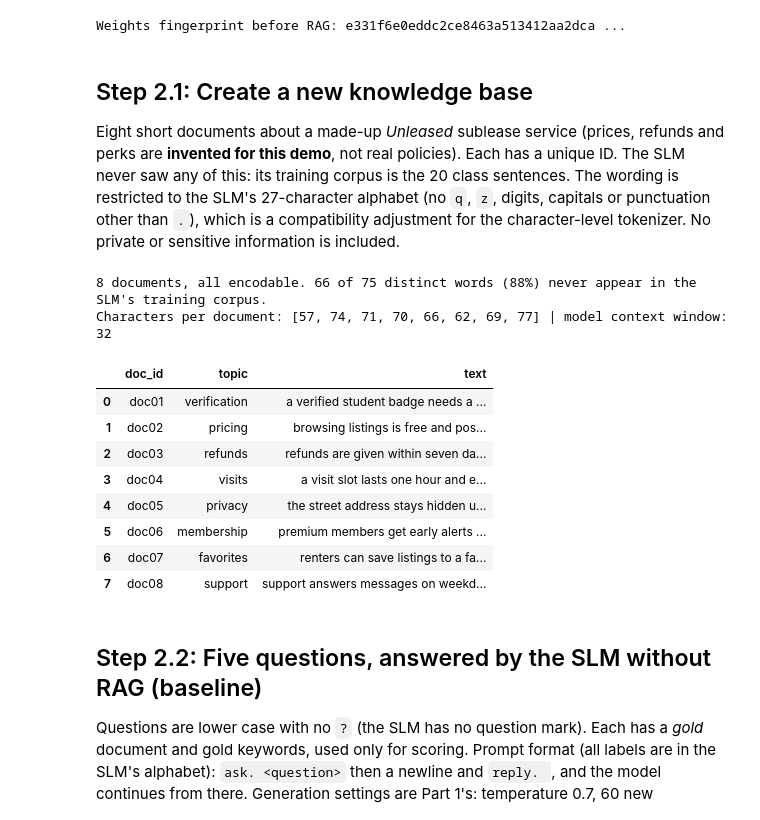
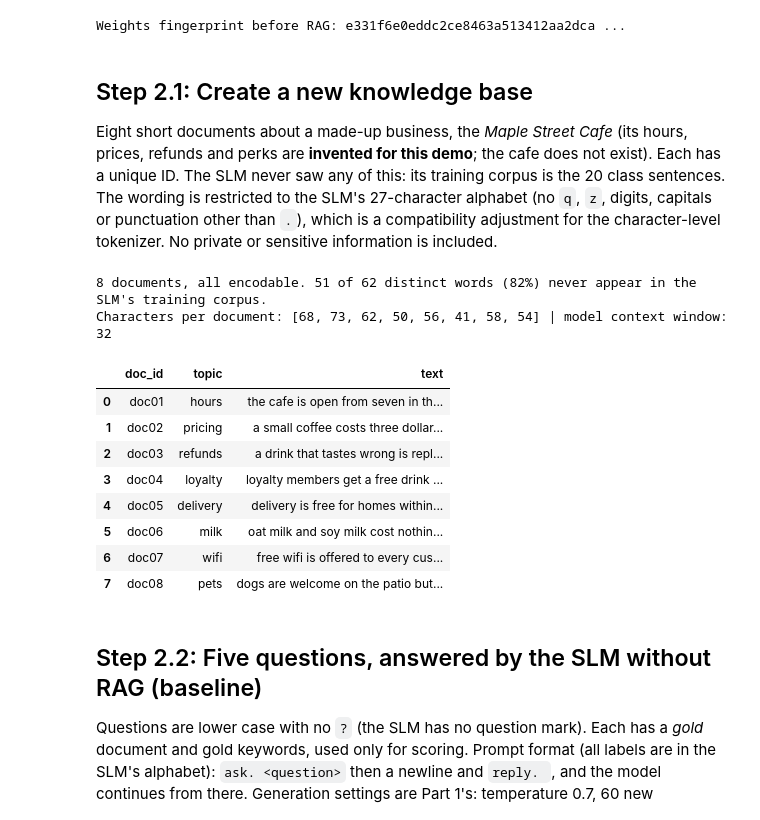
Before and after one commit to SurutheJ/2_Unleased, a Jupyter notebook: llm-test/a7-rag/a7_rag_with_slm.ipynb, the cells around one changed output. Saved outputs shown, nothing was run; the diff lists cells and outputs as text; code cells hidden in the pictures.

```diff
--- a/llm-test/a7-rag/a7_rag_with_slm.ipynb
+++ b/llm-test/a7-rag/a7_rag_with_slm.ipynb
@@ -254,42 +254,42 @@ print("Weights fingerprint before RAG:", FP_BEFORE[:32], "...")
 Weights fingerprint before RAG: e331f6e0eddc2ce8463a513412aa2dca ...
 # %% [markdown]
 ## Step 2.1: Create a new knowledge base
-Eight short documents about a made-up *Unleased* sublease service (prices, refunds and perks are **invented for this demo**, not real policies). Each has a unique ID. The SLM never saw any of this: its training corpus is the 20 class sentences. The wording is restricted to the SLM's 27-character alphabet (no `q`, `z`, digits, capitals or punctuation other than `.`), which is a compatibility adjustment for the character-level tokenizer. No private or sensitive information is included.
+Eight short documents about a made-up business, the *Maple Street Cafe* (its hours, prices, refunds and perks are **invented for this demo**; the cafe does not exist). Each has a unique ID. The SLM never saw any of this: its training corpus is the 20 class sentences. The wording is restricted to the SLM's 27-character alphabet (no `q`, `z`, digits, capitals or punctuation other than `.`), which is a compatibility adjustment for the character-level tokenizer. No private or sensitive information is included.
 # %%
 KB = pd.DataFrame([
-    {"doc_id": "doc01", "topic": "verification", "text": "a verified student badge needs a valid edu email address."},
-    {"doc_id": "doc02", "topic": "pricing",      "text": "browsing listings is free and posting a listing costs ten dollars a month."},
-    {"doc_id": "doc03", "topic": "refunds",      "text": "refunds are given within seven days if a listing is removed by mistake."},
-    {"doc_id": "doc04", "topic": "visits",       "text": "a visit slot lasts one hour and each slot can be booked by one renter."},
-    {"doc_id": "doc05", "topic": "privacy",      "text": "the street address stays hidden until the lister accepts a renter."},
-    {"doc_id": "doc06", "topic": "membership",   "text": "premium members get early alerts for new listings near campus."},
-    {"doc_id": "doc07", "topic": "favorites",    "text": "renters can save listings to a favorites list and compare them later."},
-    {"doc_id": "doc08", "topic": "support",      "text": "support answers messages on weekdays from nine to five through the help page."},
+    {"doc_id": "doc01", "topic": "hours",    "text": "the cafe is open from seven in the morning until six in the evening."},
+    {"doc_id": "doc02", "topic": "pricing",  "text": "a small coffee costs three dollars and a large coffee costs four dollars."},
+    {"doc_id": "doc03", "topic": "refunds",  "text": "a drink that tastes wrong is replaced for free within one day."},
+    {"doc_id": "doc04", "topic": "loyalty",  "text": "loyalty members get a free drink after ten visits."},
+    {"doc_id": "doc05", "topic": "delivery", "text": "delivery is free for homes within two miles of the cafe."},
+    {"doc_id": "doc06", "topic": "milk",     "text": "oat milk and soy milk cost nothing extra."},
+    {"doc_id": "doc07", "topic": "wifi",     "text": "free wifi is offered to every customer who orders a drink."},
+    {"doc_id": "doc08", "topic": "pets",     "text": "dogs are welcome on the patio but not inside the cafe."},
 ])
 
 # Compatibility with the SLM's character-level tokenizer, and separation from the training data
 assert KB["doc_id"].is_unique
 bad = {d: sorted(set(t) - set(stoi)) for d, t in zip(KB.doc_id, KB.text) if set(t) - set(stoi)}
 assert not bad, f"characters the SLM cannot encode: {bad}"
 assert not (set(KB.text) & CORPUS_SENTENCES), "a knowledge-base sentence is also in the training corpus"
 kb_words = {w for t in KB.text for w in re.findall(r"[a-z]+", t)}
 print(f"{len(KB)} documents, all encodable. {len(kb_words - CORPUS_WORDS)} of {len(kb_words)} distinct words "
       f"({len(kb_words - CORPUS_WORDS) / len(kb_words):.0%}) never appear in the SLM's training corpus.")
 print("Characters per document:", KB.text.str.len().tolist(), "| model context window:", CONTEXT_LENGTH)
 KB.to_csv("knowledge_base.csv", index=False)
 KB
 # %% [output]
-8 documents, all encodable. 66 of 75 distinct words (88%) never appear in the SLM's training corpus.
-Characters per document: [57, 74, 71, 70, 66, 62, 69, 77] | model context window: 32
+8 documents, all encodable. 51 of 62 distinct words (82%) never appear in the SLM's training corpus.
+Characters per document: [68, 73, 62, 50, 56, 41, 58, 54] | model context window: 32
 |  | doc_id | topic | text |
-| 0 | doc01 | verification | a verified student badge needs a ... |
-| 1 | doc02 | pricing | browsing listings is free and pos... |
-| 2 | doc03 | refunds | refunds are given within seven da... |
-| 3 | doc04 | visits | a visit slot lasts one hour and e... |
-| 4 | doc05 | privacy | the street address stays hidden u... |
-| 5 | doc06 | membership | premium members get early alerts ... |
-| 6 | doc07 | favorites | renters can save listings to a fa... |
-| 7 | doc08 | support | support answers messages on weekd... |
+| 0 | doc01 | hours | the cafe is open from seven in th... |
+| 1 | doc02 | pricing | a small coffee costs three dollar... |
+| 2 | doc03 | refunds | a drink that tastes wrong is repl... |
+| 3 | doc04 | loyalty | loyalty members get a free drink ... |
+| 4 | doc05 | delivery | delivery is free for homes within... |
+| 5 | doc06 | milk | oat milk and soy milk cost nothin... |
+| 6 | doc07 | wifi | free wifi is offered to every cus... |
+| 7 | doc08 | pets | dogs are welcome on the patio but... |
 # %% [markdown]
 ## Step 2.2: Five questions, answered by the SLM without RAG (baseline)
 Questions are lower case with no `?` (the SLM has no question mark). Each has a *gold* document and gold keywords, used only for scoring. Prompt format (all labels are in the SLM's alphabet): `ask. <question>` then a newline and `reply. `, and the model continues from there. Generation settings are Part 1's: temperature 0.7, 60 new characters, and the random seed is reset before every generation so any difference between two answers comes from the prompt alone.
```
Also changed, not shown: parts of 7 cells of this notebook, 19 other files.
